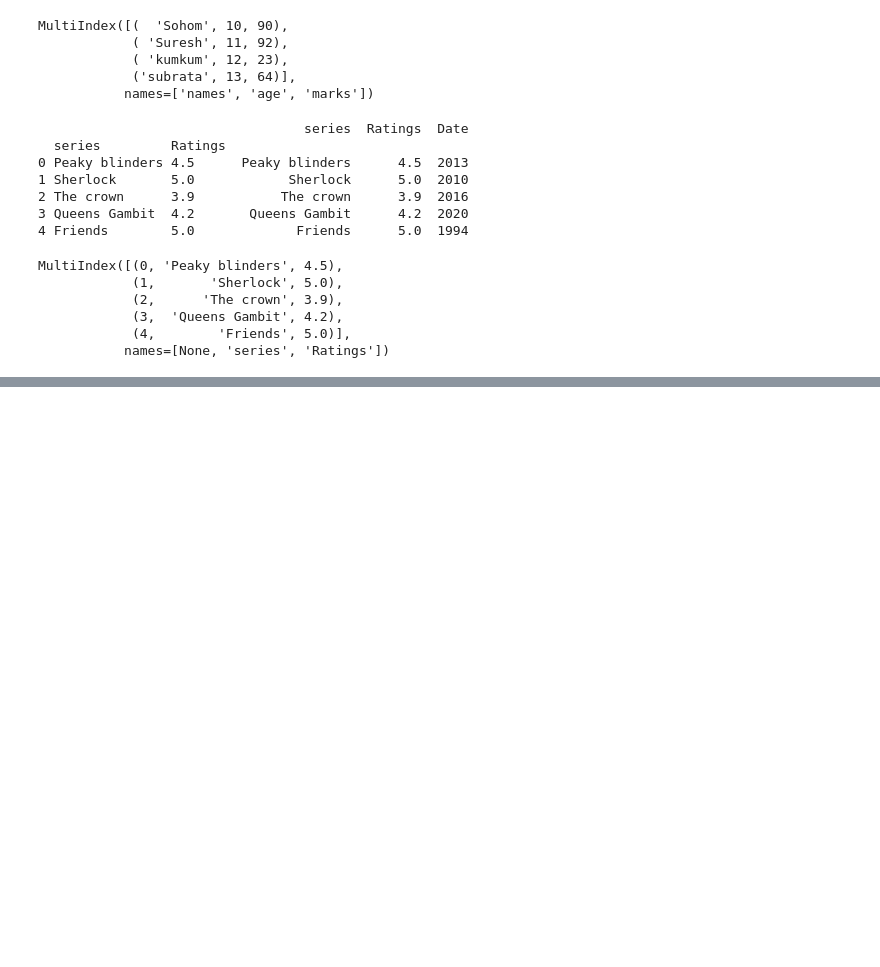
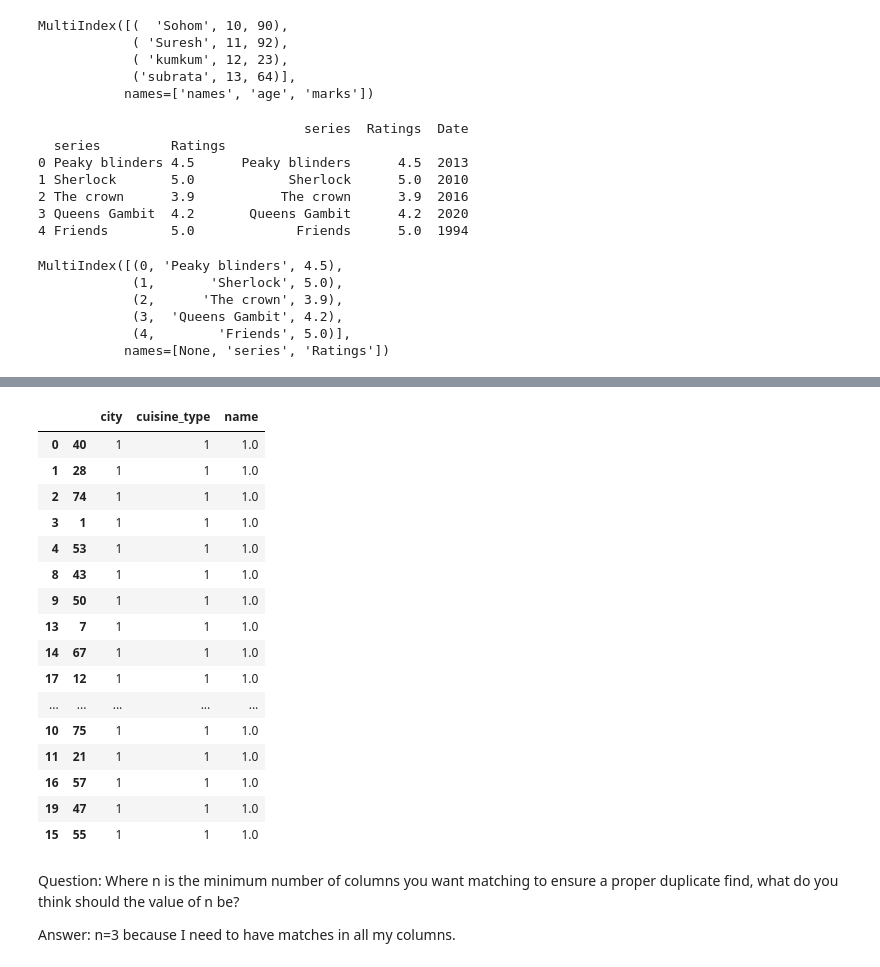
Before and after one commit to mahmoudadelaziz/data-cleaning-with-python, a Jupyter notebook: Cleaning Data in Python.ipynb, the cells around one changed output, grey strips where cells are left out. Drawn from its saved outputs; the diff is of its cells as text; code cells hidden in the pictures; blank space fills up the shorter version.

```diff
--- a/Cleaning Data in Python.ipynb
+++ b/Cleaning Data in Python.ipynb
@@ -1286,0 +1384,24 @@ All these steps can be achieved with the `recordlinkage` package.
+# %%
+potential_matches[potential_matches.sum(axis = 1) >= 3]
+# %% [output]
+|  |  | city | cuisine_type | name |
+| 0 | 40 | 1 | 1 | 1.0 |
+| 1 | 28 | 1 | 1 | 1.0 |
+| 2 | 74 | 1 | 1 | 1.0 |
+| 3 | 1 | 1 | 1 | 1.0 |
+| 4 | 53 | 1 | 1 | 1.0 |
+| 8 | 43 | 1 | 1 | 1.0 |
+| 9 | 50 | 1 | 1 | 1.0 |
+| 13 | 7 | 1 | 1 | 1.0 |
+| 14 | 67 | 1 | 1 | 1.0 |
+| 17 | 12 | 1 | 1 | 1.0 |
+| ... | ... | ... | ... | ... |
+| 10 | 75 | 1 | 1 | 1.0 |
+| 11 | 21 | 1 | 1 | 1.0 |
+| 16 | 57 | 1 | 1 | 1.0 |
+| 19 | 47 | 1 | 1 | 1.0 |
+| 15 | 55 | 1 | 1 | 1.0 |
+# %% [markdown]
+Question: Where n is the minimum number of columns you want matching to ensure a proper duplicate find, what do you think should the value of n be?
+
+Answer: n=3 because I need to have matches in all my columns.
```
Also changed, not shown: parts of 22 cells of this notebook.
